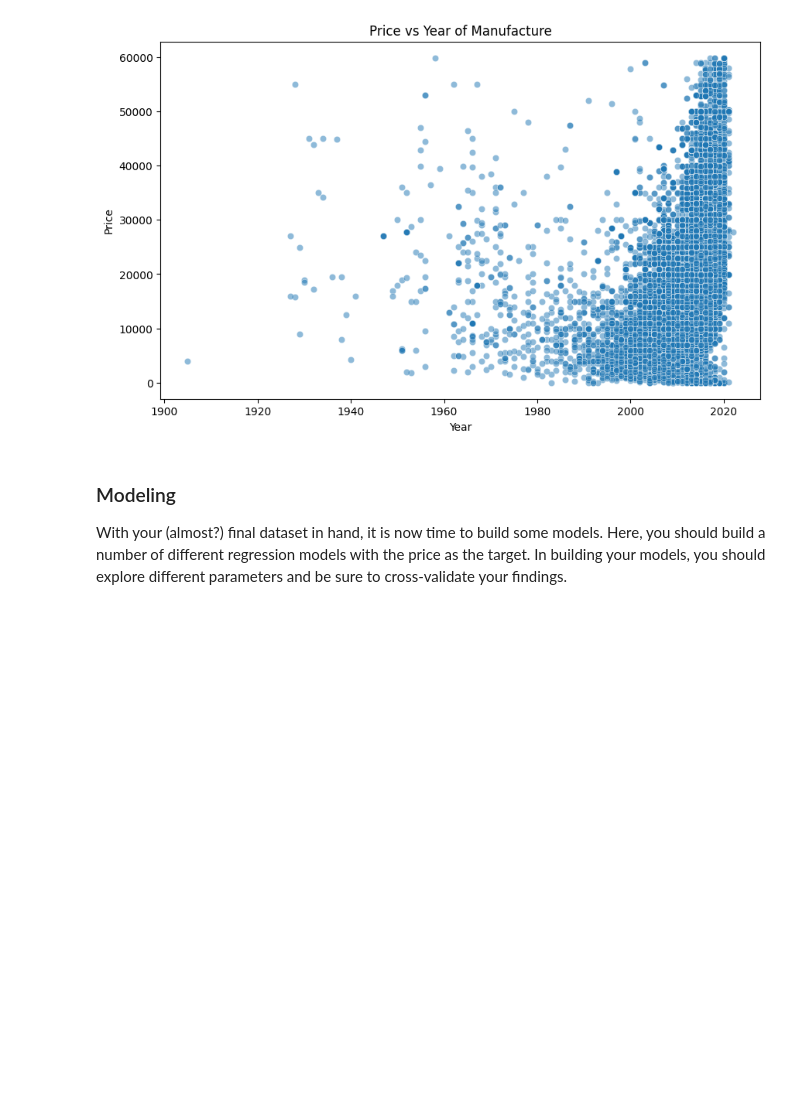
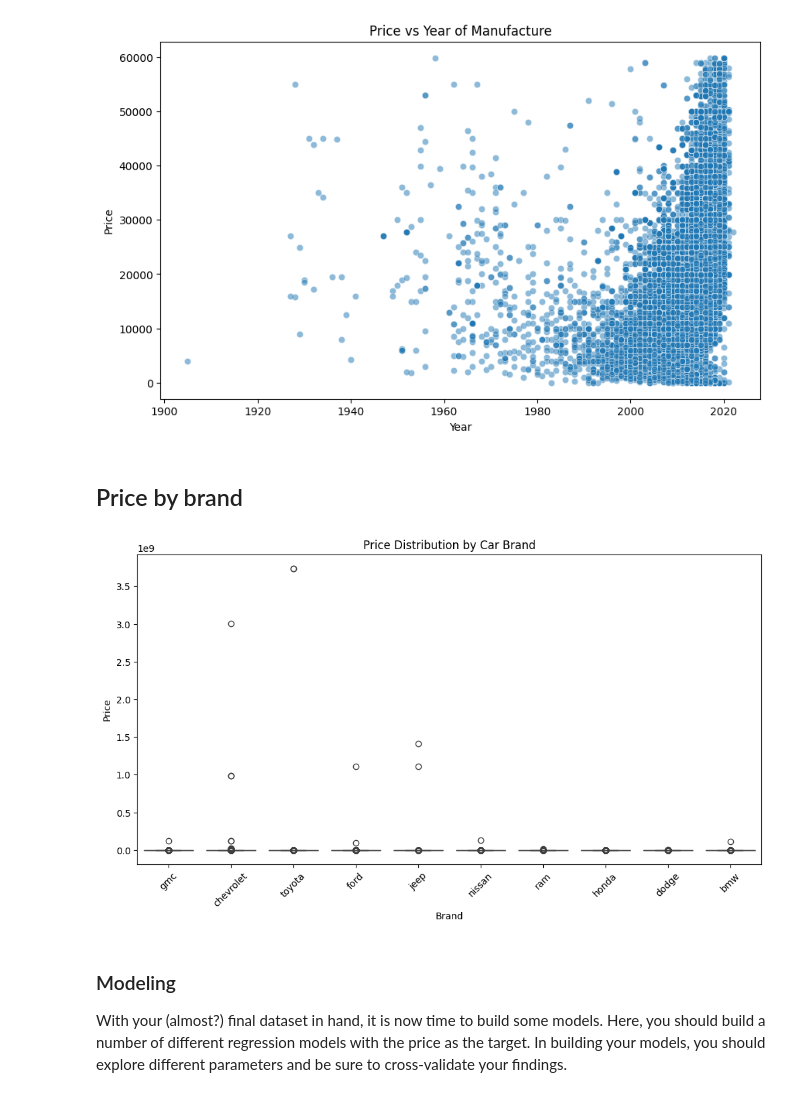
Before and after one commit to ashmehta/CarPrediction, a Jupyter notebook: prompt_II.ipynb, the cells around one changed output. Cells and saved outputs as stored; diff of their text form; code cells hidden in the pictures; blank space fills up the shorter version.

Commit message:
Added Price by Brand graph

```diff
--- a/prompt_II.ipynb
+++ b/prompt_II.ipynb
@@ -123,6 +123,19 @@ plt.ylabel('Price')
 plt.show()
 # %% [output]
 [figure]
+# %% [markdown]
+## Price by brand ##
+# %%
+plt.figure(figsize=(12, 6))
+top_brands = df['manufacturer'].value_counts().index[:10]  # Select top 10 brands
+sns.boxplot(x=df[df['manufacturer'].isin(top_brands)]['manufacturer'], y=df['price'])
+plt.xticks(rotation=45)
+plt.title('Price Distribution by Car Brand')
+plt.xlabel('Brand')
+plt.ylabel('Price')
+plt.show()
+# %% [output]
+[figure, added]
 # %% [markdown]
 ### Modeling
 
```
